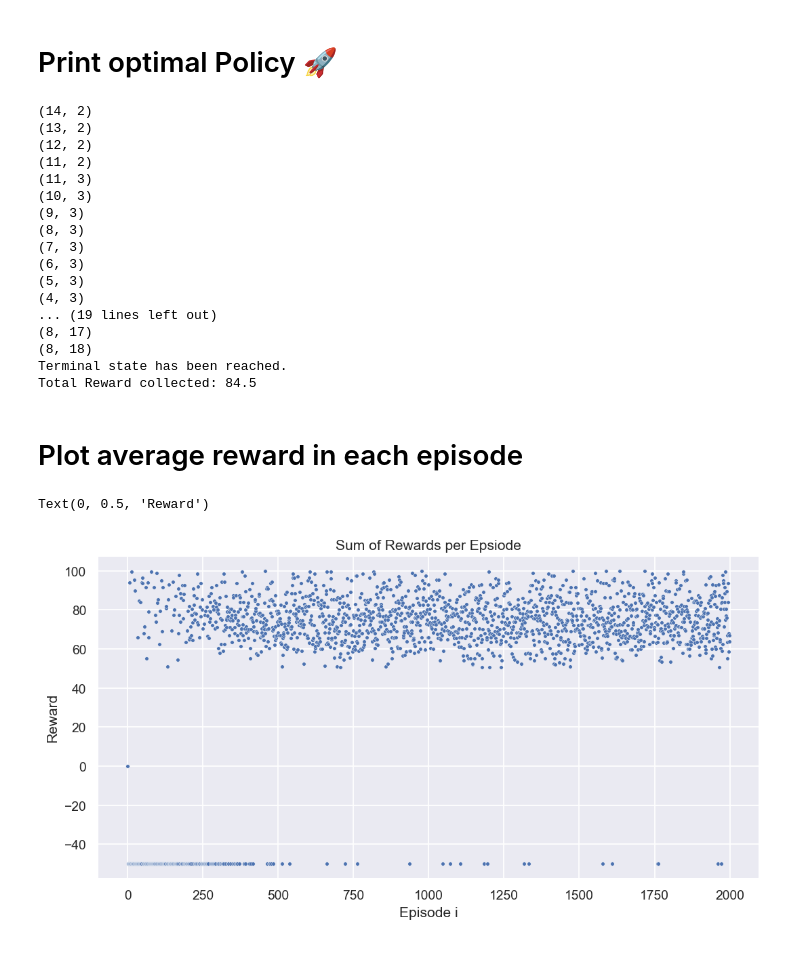
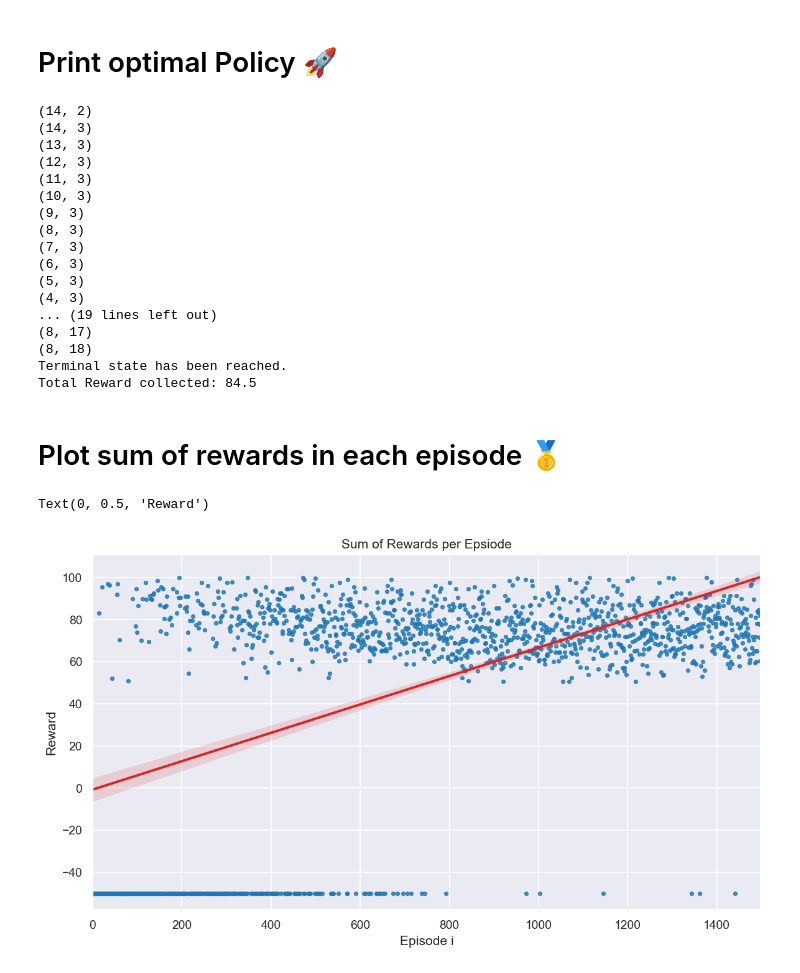
Before and after one commit to negralessio/reinforcementlearning, a Jupyter notebook: q_learning_pokemon.ipynb, the cells around one changed output. Cells and saved outputs as stored; diff of their text form; code cells hidden in the pictures.

Commit message:
Improved Plotting; Bugfixing in records

```diff
--- a/q_learning_pokemon.ipynb
+++ b/q_learning_pokemon.ipynb
@@ -134,15 +134,17 @@ display(Q)
 GAMMA = 0.9
 EPSILON = 0.9
 ALPHA = 0.75
-EPISODE = 2000
+EPISODE = 1500
 
 records = pd.DataFrame()
 reward_history = []
 
 # Q-Learning algorithm:
 for i in range(EPISODE):
-    records[f"Episode {i}"] = pd.Series(reward_history)
-    reward_history.clear()
+    # Add Reward History to our Records DataFrame for Analysis
+    if i != 0:
+        records[f"Episode {i-1}"] = pd.Series(reward_history)
+    reward_history = []
 
     # Init (a, b) to (1, 4) so that the while loop always triggers and shuffles new
     (a, b) = (0, 0)
@@ -190,6 +192,8 @@ for i in range(EPISODE):
         state = next_state
 
 
+
+
 print("Training is finished!")
 print("Q-Table in the end:")
 display(Q)
@@ -242,6 +245,7 @@ Q-Table in the end:
 # %% [markdown]
 # Print optimal Policy 🚀
 # %%
+# Function to print the optimal policy for each state
 def printBestActionForEachState():
     # Print optimal policy
     for state in states:
@@ -275,9 +279,9 @@ printPath(START_STATE)
 print(f"Total Reward collected: {sum(rewards_hist)}")
 # %% [output]
 (14, 2)
-(13, 2)
-(12, 2)
-(11, 2)
+(14, 3)
+(13, 3)
+(12, 3)
 (11, 3)
 (10, 3)
 (9, 3)
@@ -292,23 +296,25 @@ print(f"Total Reward collected: {sum(rewards_hist)}")
 Terminal state has been reached.
 Total Reward collected: 84.5
 # %% [markdown]
-# Plot average reward in each episode
+# Plot sum of rewards in each episode 🥇
 # %%
 import matplotlib.pyplot as plt
 import seaborn as sns
 sns.set()
 
 reward_per_episode = []
-for i in np.arange(0, EPISODE):
+# Calculate for each Episode the sum of rewards and append it to list
+for i in np.arange(0, len(records.columns)):
     col_of_int = records.iloc[:, i]
     n_of_col = col_of_int.count()
     reward_per_episode.append(col_of_int.sum())
 
-plt.figure(figsize=(10,5), dpi=126)
-sns.scatterplot(x=np.arange(0, len(reward_per_episode)), y=reward_per_episode, s=10)
+# Plot Settings
+plt.figure(figsize=(11,6), dpi=126)
+sns.regplot(x=np.arange(0, len(reward_per_episode)), y=reward_per_episode, scatter_kws={"color": "tab:blue", "s": 10}, line_kws={"color": "tab:red"})
 plt.title("Sum of Rewards per Epsiode")
 plt.xlabel("Episode i")
 plt.ylabel("Reward")
 # %% [output]
 Text(0, 0.5, 'Reward')
-[figure, old version]
+[figure, new version]
```
Also changed, not shown: parts of 1 cell of this notebook.
